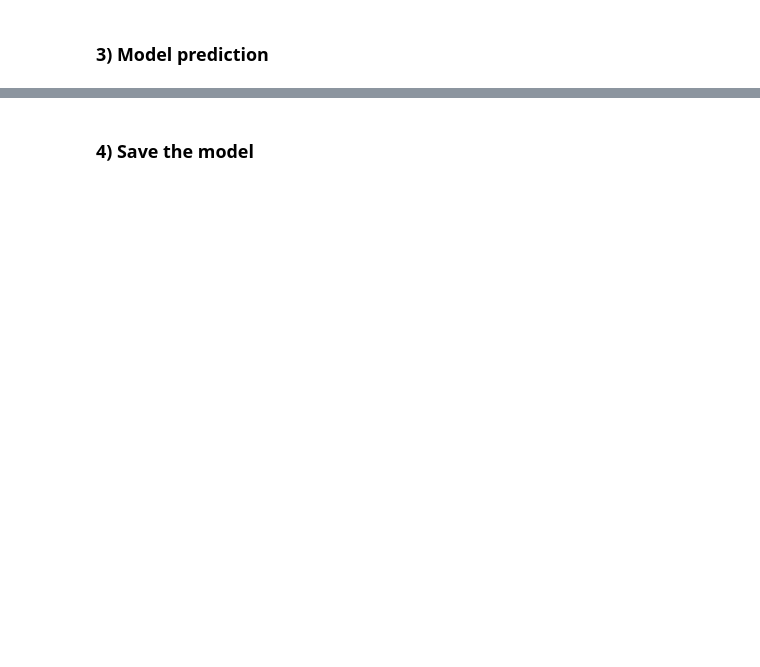
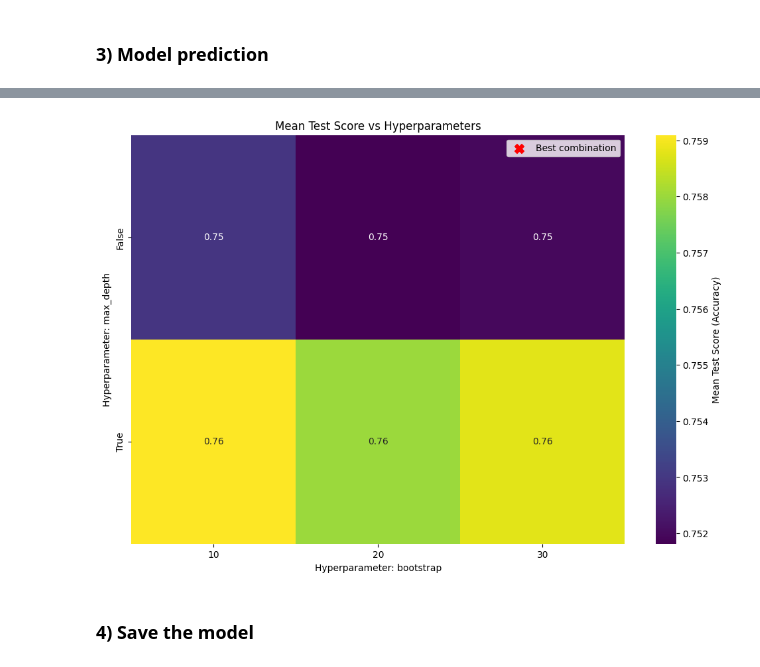
Before and after one commit to 4GeeksAcademy/MLRandom-Forest-PilarZarco, a Jupyter notebook: src/ML Random Forest.ipynb, the cells around one changed output, grey strips where cells are left out. Cells and saved outputs as stored; diff of their text form; code cells hidden in the pictures; blank space fills up the shorter version.

```diff
--- a/src/ML Random Forest.ipynb
+++ b/src/ML Random Forest.ipynb
@@ -170,3 +174,28 @@ plt.show()
+# %%
+import seaborn as sns
+
+# Create a DataFrame with relevant data
+heatmap_data = cv_results.pivot_table(index=f'param_{hyperparams_to_plot[0]}', columns=f'param_{hyperparams_to_plot[1]}', values='mean_test_score')
+
+# Create a heatmap
+plt.figure(figsize=(12, 8))
+sns.heatmap(heatmap_data, annot=True, cmap='viridis', cbar_kws={'label': 'Mean Test Score (Accuracy)'})
+
+# Mark the best combination
+best_combination_x = best_hyperparams[hyperparams_to_plot[0]]
+best_combination_y = best_hyperparams[hyperparams_to_plot[1]]
+plt.scatter(best_combination_x, best_combination_y, marker='X', color='red', s=100, label='Best combination')
+
+# Adjust labels and legend
+plt.title('Mean Test Score vs Hyperparameters')
+plt.xlabel(f'Hyperparameter: {hyperparams_to_plot[0]}')
+plt.ylabel(f'Hyperparameter: {hyperparams_to_plot[1]}')
+plt.legend()
+
+# Show the plot
+plt.show()
+# %% [output]
+[figure, added]
 # %% [markdown]
 ### 4) Save the model
 # %%
```
Also changed, not shown: parts of 8 cells of this notebook, 7 other files.
